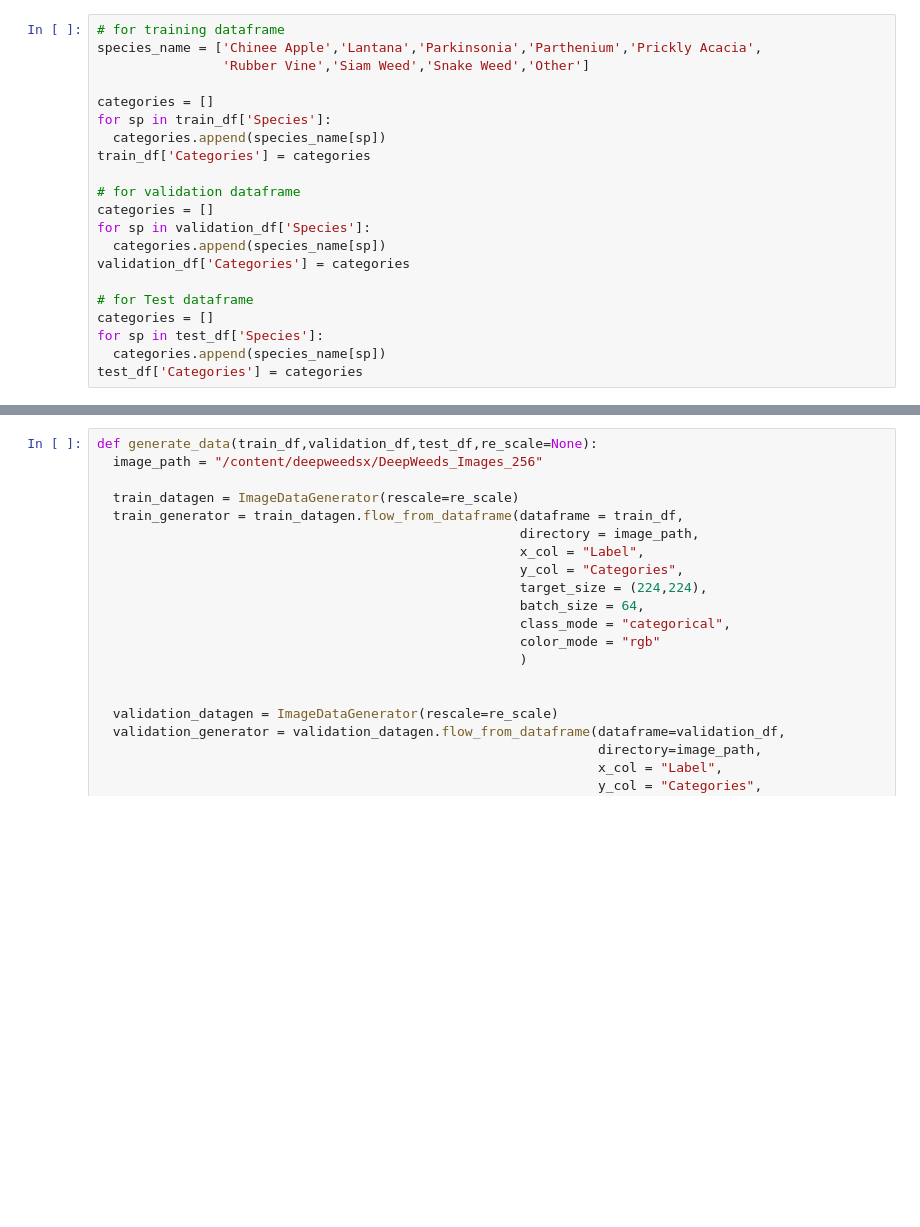
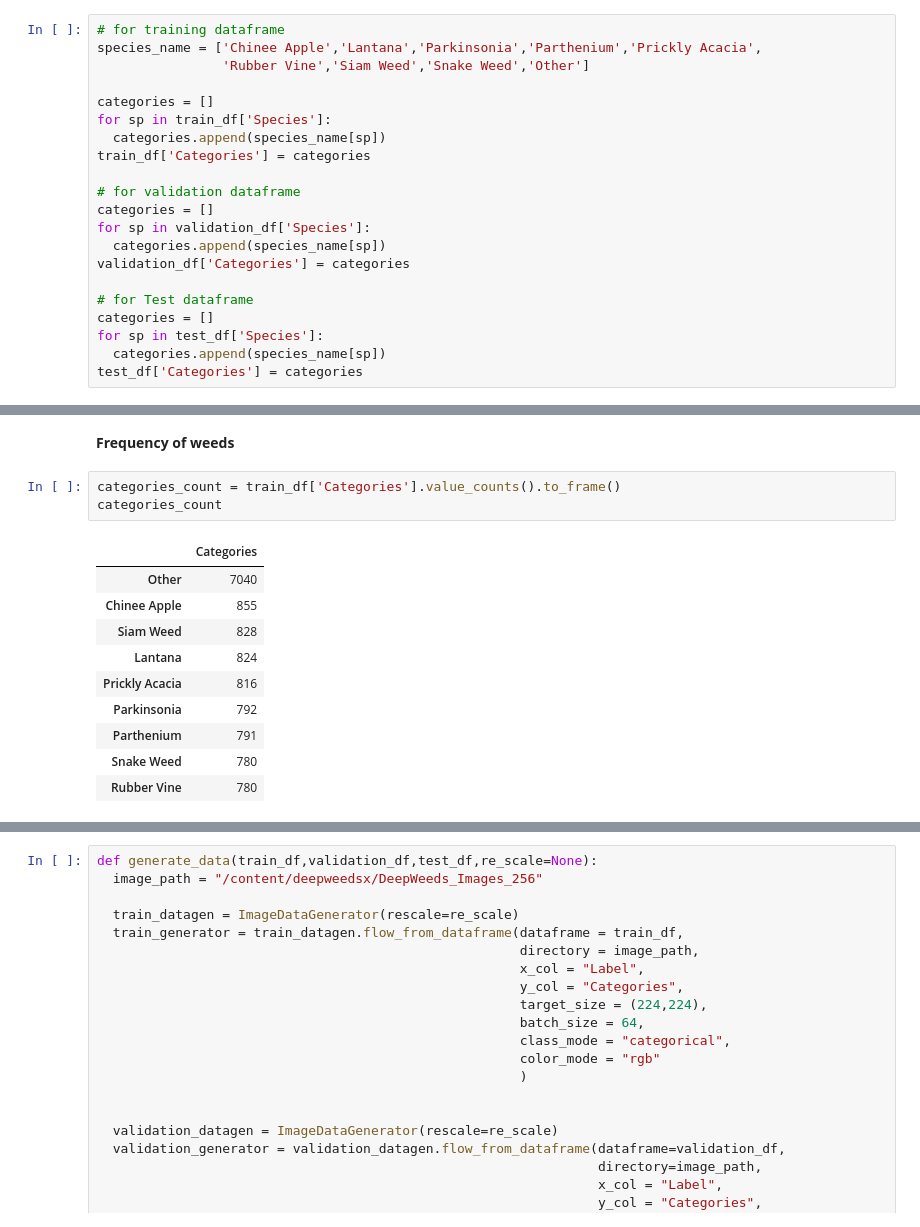
Before and after one commit to rawat999/DeepWeedsX, a Jupyter notebook: DeepWeedX.ipynb, the cells around one changed output, grey strips where cells are left out. Drawn from its saved outputs; the diff is of its cells as text; blank space fills up the shorter version.

```diff
--- a/DeepWeedX.ipynb
+++ b/DeepWeedX.ipynb
@@ -173,0 +150,16 @@ train_df.head()
+# %% [markdown]
+**Frequency of weeds**
+# %%
+categories_count = train_df['Categories'].value_counts().to_frame()
+categories_count
+# %% [output]
+|  | Categories |
+| Other | 7040 |
+| Chinee Apple | 855 |
+| Siam Weed | 828 |
+| Lantana | 824 |
+| Prickly Acacia | 816 |
+| Parkinsonia | 792 |
+| Parthenium | 791 |
+| Snake Weed | 780 |
+| Rubber Vine | 780 |
```
Also changed, not shown: parts of 29 cells of this notebook.
